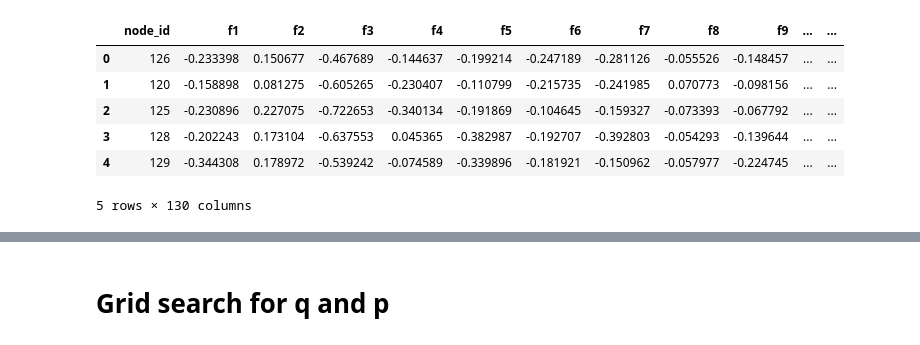
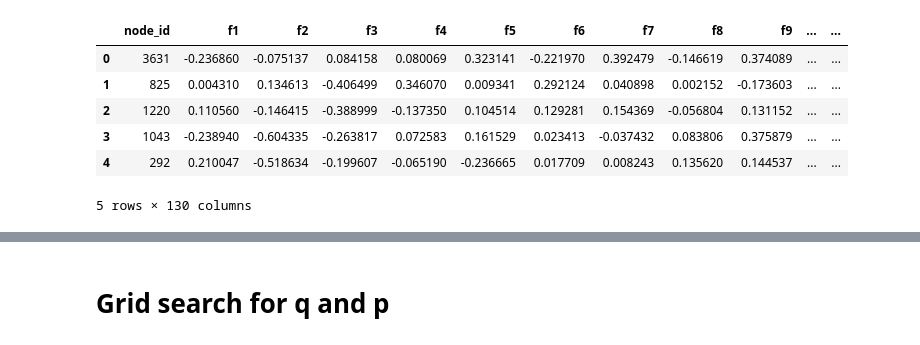
Before and after one commit to aditya-grover/node2vec, a Jupyter notebook: src/multi-classification.ipynb, the cells around one changed output, grey strips where cells are left out. Cells and saved outputs as stored; diff of their text form; code cells hidden in the pictures.

```diff
--- a/src/multi-classification.ipynb
+++ b/src/multi-classification.ipynb
@@ -15,7 +17,7 @@ class Datasets(Enum):
     CORA = 3
     TERR = 4
 
-DATASET_USED = Datasets.TERR
+DATASET_USED = Datasets.PPI
 
 def get_ppi_dataset(emb_file):
     """
@@ -62,36 +64,36 @@ def get_cora_dataset(emb_file):
     return result_df
 
 if DATASET_USED == Datasets.TERR:
     FILE_NAME = "TerroristRel"
     LABELS_FILE = "../graph/TerrorisRel/TerroristRel.node_labels"
     emb_file = "../emb/TerroristRel.emb"
     INPUT_FILE = "../graph/TerrorisRel/TerroristRel.edges"
     df = get_cora_dataset(emb_file)
 if DATASET_USED == Datasets.CORA:
     FILE_NAME = "cora"
     LABELS_FILE = "../graph/cora/cora.node_labels"
     emb_file = "../emb/cora.emb"
     INPUT_FILE = "../graph/cora/cora.edges"
     df = get_cora_dataset(emb_file)
 elif DATASET_USED == Datasets.PPI:
     FILE_NAME = "ppi"
     LABELS_FILE = "../graph/PPI/ppi_labels.txt"
     emb_file = "../emb/ppi.emb"
     INPUT_FILE = "../graph/PPI/ppi.edgelist"
     df = get_ppi_dataset(emb_file)
 elif DATASET_USED == Datasets.KKI:
     FILE_NAME = "KKI"
     LABELS_FILE = "../graph/KKI/KKI.node_labels"
     emb_file = "../emb/kki.emb"
     INPUT_FILE = "../graph/KKI/KKI.edges"
     df = get_kki_dataset(emb_file)
 
 df.head()
 # %% [output]
 |  | node_id | f1 | f2 | f3 | f4 | f5 | f6 | f7 | f8 | f9 | ... | ... |
-| 0 | 126 | -0.233398 | 0.150677 | -0.467689 | -0.144637 | -0.199214 | -0.247189 | -0.281126 | -0.055526 | -0.148457 | ... | ... |
-| 1 | 120 | -0.158898 | 0.081275 | -0.605265 | -0.230407 | -0.110799 | -0.215735 | -0.241985 | 0.070773 | -0.098156 | ... | ... |
-| 2 | 125 | -0.230896 | 0.227075 | -0.722653 | -0.340134 | -0.191869 | -0.104645 | -0.159327 | -0.073393 | -0.067792 | ... | ... |
-| 3 | 128 | -0.202243 | 0.173104 | -0.637553 | 0.045365 | -0.382987 | -0.192707 | -0.392803 | -0.054293 | -0.139644 | ... | ... |
-| 4 | 129 | -0.344308 | 0.178972 | -0.539242 | -0.074589 | -0.339896 | -0.181921 | -0.150962 | -0.057977 | -0.224745 | ... | ... |
+| 0 | 3631 | -0.236860 | -0.075137 | 0.084158 | 0.080069 | 0.323141 | -0.221970 | 0.392479 | -0.146619 | 0.374089 | ... | ... |
+| 1 | 825 | 0.004310 | 0.134613 | -0.406499 | 0.346070 | 0.009341 | 0.292124 | 0.040898 | 0.002152 | -0.173603 | ... | ... |
+| 2 | 1220 | 0.110560 | -0.146415 | -0.388999 | -0.137350 | 0.104514 | 0.129281 | 0.154369 | -0.056804 | 0.131152 | ... | ... |
+| 3 | 1043 | -0.238940 | -0.604335 | -0.263817 | 0.072583 | 0.161529 | 0.023413 | -0.037432 | 0.083806 | 0.375879 | ... | ... |
+| 4 | 292 | 0.210047 | -0.518634 | -0.199607 | -0.065190 | -0.236665 | 0.017709 | 0.008243 | 0.135620 | 0.144537 | ... | ... |
 5 rows × 130 columns
```
Also changed, not shown: parts of 9 cells of this notebook, 1 other file.
